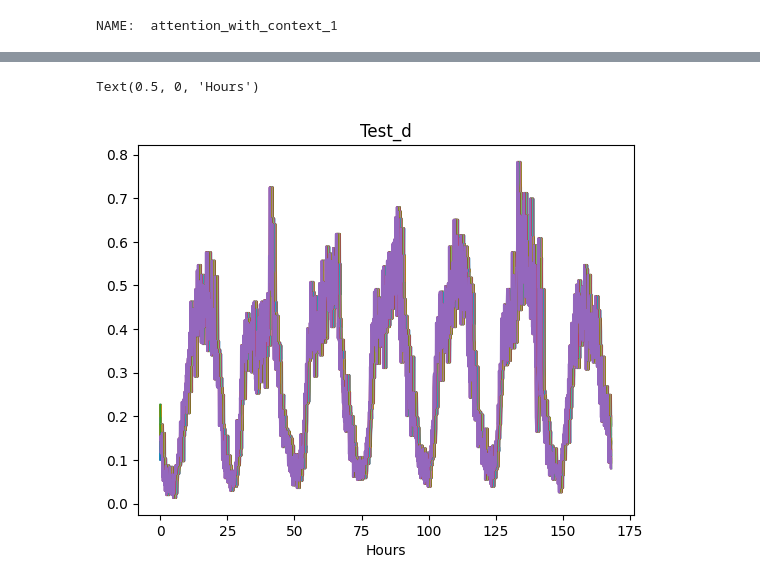
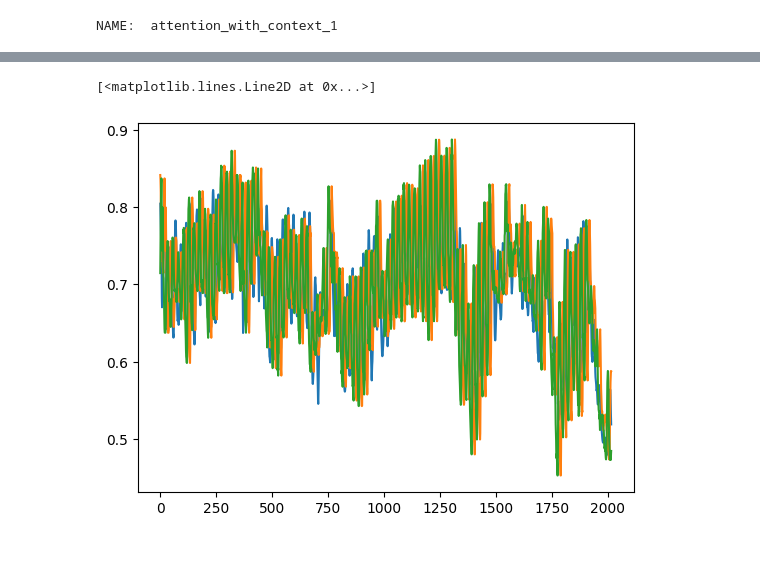
Before and after one commit to eindH/AT-Conv-LSTM, a Jupyter notebook: notebooks/prediction.ipynb, the cells around one changed output, grey strips where cells are left out. Drawn from its saved outputs; the diff is of its cells as text; code cells hidden in the pictures; blank space fills up the shorter version.

Commit message:
Trained on temperature
Reshaped temp data.
Trained on local (NE N America) new data.

```diff
--- a/notebooks/prediction.ipynb
+++ b/notebooks/prediction.ipynb
@@ -107,7 +65,7 @@ with CustomObjectScope({'AttentionLayer': AttentionLayer,'AttentionWithContext':
 	loaded_model_json = json_file.read()
 	json_file.close()
 	cnn_lstm_model = model_from_json(loaded_model_json)
-	cnn_lstm_model.load_weights("../model/model_0040-0.0033.h5", 'r')
+	cnn_lstm_model.load_weights("../model/model_0005-0.0050.h5", 'r')
 # %% [output]
 NAME:  attention_with_context_1
 # %%
@@ -180,9 +97,7 @@ Text(0.5, 0, 'Hours')
-# %%
-for i in range(0,15):
-    plt.plot(time,test_d[:,i,0])
-plt.title("Test_d")
-plt.xlabel("Hours")
-#This plot shows that test_d contains 15 replicas of similar data
-# %% [output]
-Text(0.5, 0, 'Hours')
-[figure, removed]
+# %%
+plt.plot(predicted)
+plt.plot(test_data[:,0,0,0])
+plt.plot(test_data[:,14,0,0])
+# %% [output]
+[<matplotlib.lines.Line2D at 0x...>]
+[figure, added]
```
Also changed, not shown: parts of 10 cells of this notebook, 48 other files.
